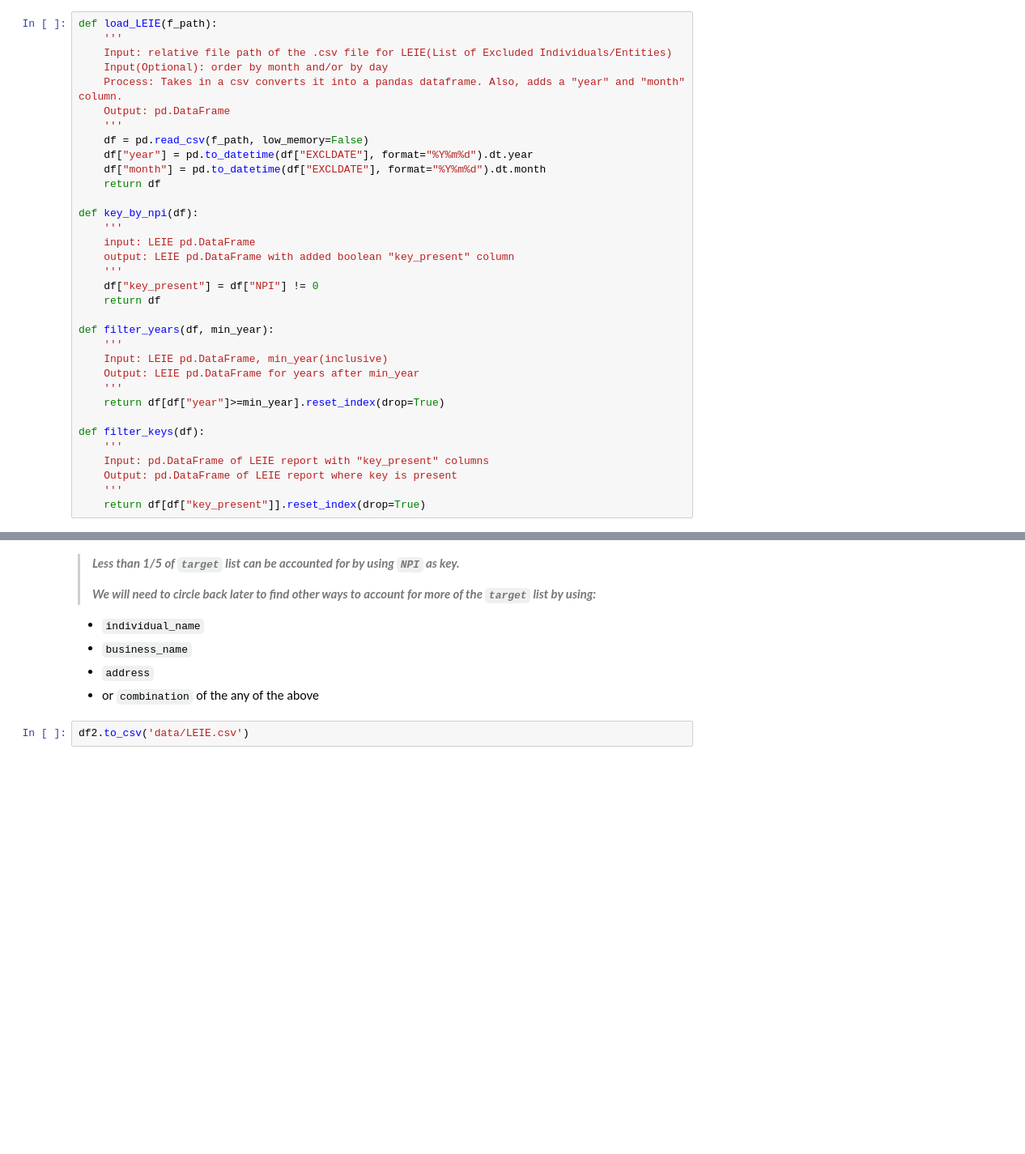
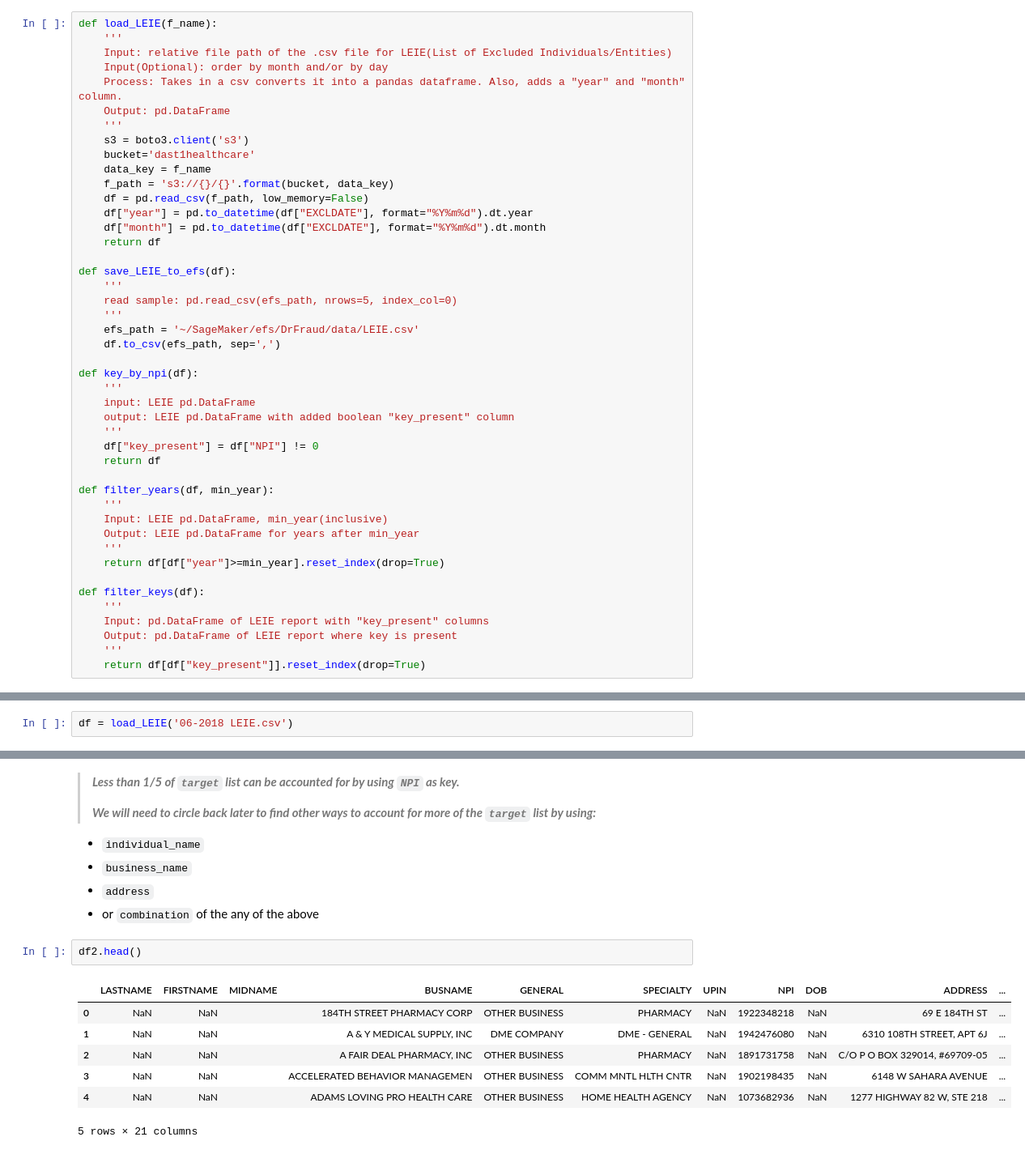
Before and after one commit to dast1/healthcare-fraud, a Jupyter notebook: EDA - LEIE.ipynb, the cells around one changed output, grey strips where cells are left out. Shown: that part at 81% size. Saved outputs shown, nothing was run; the diff lists cells and outputs as text; blank space fills up the shorter version.

```diff
--- a/EDA - LEIE.ipynb
+++ b/EDA - LEIE.ipynb
@@ -5,16 +8,27 @@ import matplotlib.pyplot as plt
 %matplotlib inline
 # %%
-def load_LEIE(f_path):
+def load_LEIE(f_name):
     '''
     Input: relative file path of the .csv file for LEIE(List of Excluded Individuals/Entities)
     Input(Optional): order by month and/or by day
     Process: Takes in a csv converts it into a pandas dataframe. Also, adds a "year" and "month" column.
     Output: pd.DataFrame
     '''
+    s3 = boto3.client('s3')
+    bucket='dast1healthcare'
+    data_key = f_name
+    f_path = 's3://{}/{}'.format(bucket, data_key)
     df = pd.read_csv(f_path, low_memory=False)
     df["year"] = pd.to_datetime(df["EXCLDATE"], format="%Y%m%d").dt.year
     df["month"] = pd.to_datetime(df["EXCLDATE"], format="%Y%m%d").dt.month
     return df
+
+def save_LEIE_to_efs(df):
+    '''
+    read sample: pd.read_csv(efs_path, nrows=5, index_col=0)
+    '''
+    efs_path = '~/SageMaker/efs/DrFraud/data/LEIE.csv'
+    df.to_csv(efs_path, sep=',')
 
 def key_by_npi(df):
     '''
@@ -52,0 +57,2 @@ df.head()
+# %%
+df = load_LEIE('06-2018 LEIE.csv')
@@ -123,5 +138,13 @@ Percentage of targets accounted for by NPIs alone in the recent data: 17.9%
 - `business_name`
 - `address`
 - or `combination` of the any of the above
-# %%
-df2.to_csv('data/LEIE.csv')
+# %%
+df2.head()
+# %% [output]
+|  | LASTNAME | FIRSTNAME | MIDNAME | BUSNAME | GENERAL | SPECIALTY | UPIN | NPI | DOB | ADDRESS | ... |
+| 0 | NaN | NaN |  | 184TH STREET PHARMACY CORP | OTHER BUSINESS | PHARMACY | NaN | 1922348218 | NaN | 69 E 184TH ST | ... |
+| 1 | NaN | NaN |  | A & Y MEDICAL SUPPLY, INC | DME COMPANY | DME - GENERAL | NaN | 1942476080 | NaN | 6310 108TH STREET, APT 6J | ... |
+| 2 | NaN | NaN |  | A FAIR DEAL PHARMACY, INC | OTHER BUSINESS | PHARMACY | NaN | 1891731758 | NaN | C/O P O BOX 329014, #69709-05 | ... |
+| 3 | NaN | NaN |  | ACCELERATED BEHAVIOR MANAGEMEN | OTHER BUSINESS | COMM MNTL HLTH CNTR | NaN | 1902198435 | NaN | 6148 W SAHARA AVENUE | ... |
+| 4 | NaN | NaN |  | ADAMS LOVING PRO HEALTH CARE | OTHER BUSINESS | HOME HEALTH AGENCY | NaN | 1073682936 | NaN | 1277 HIGHWAY 82 W, STE 218 | ... |
+5 rows × 21 columns
```
Also changed, not shown: parts of 5 cells of this notebook, 1 other file.
